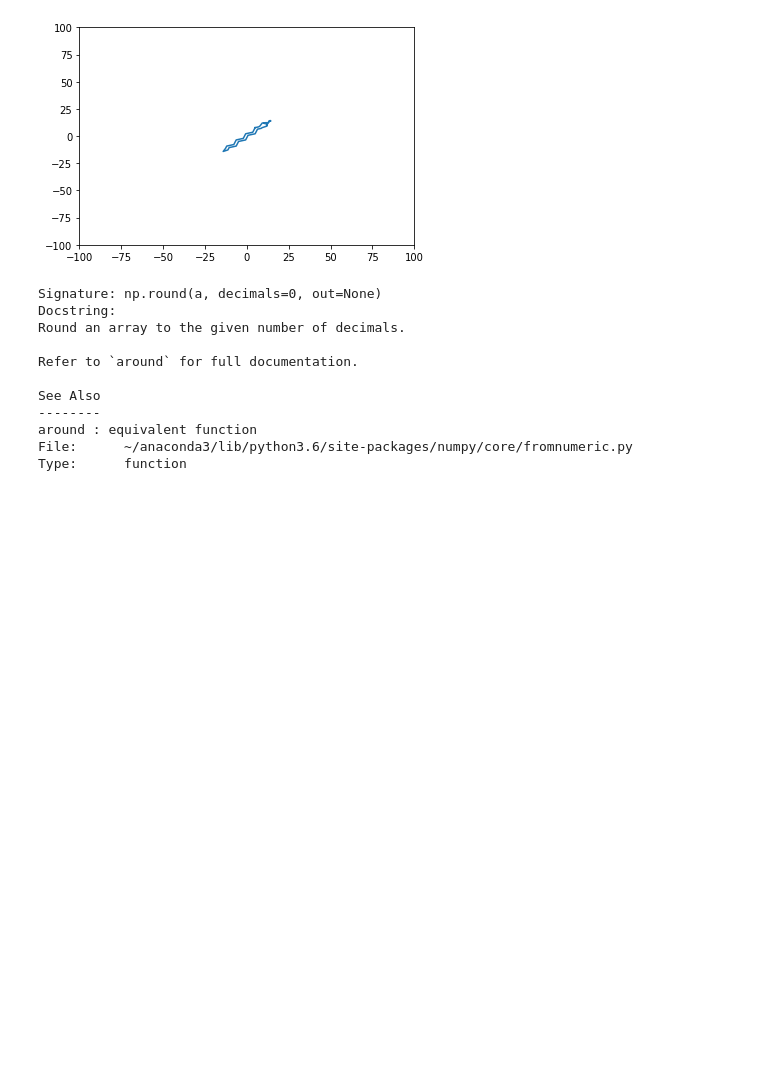
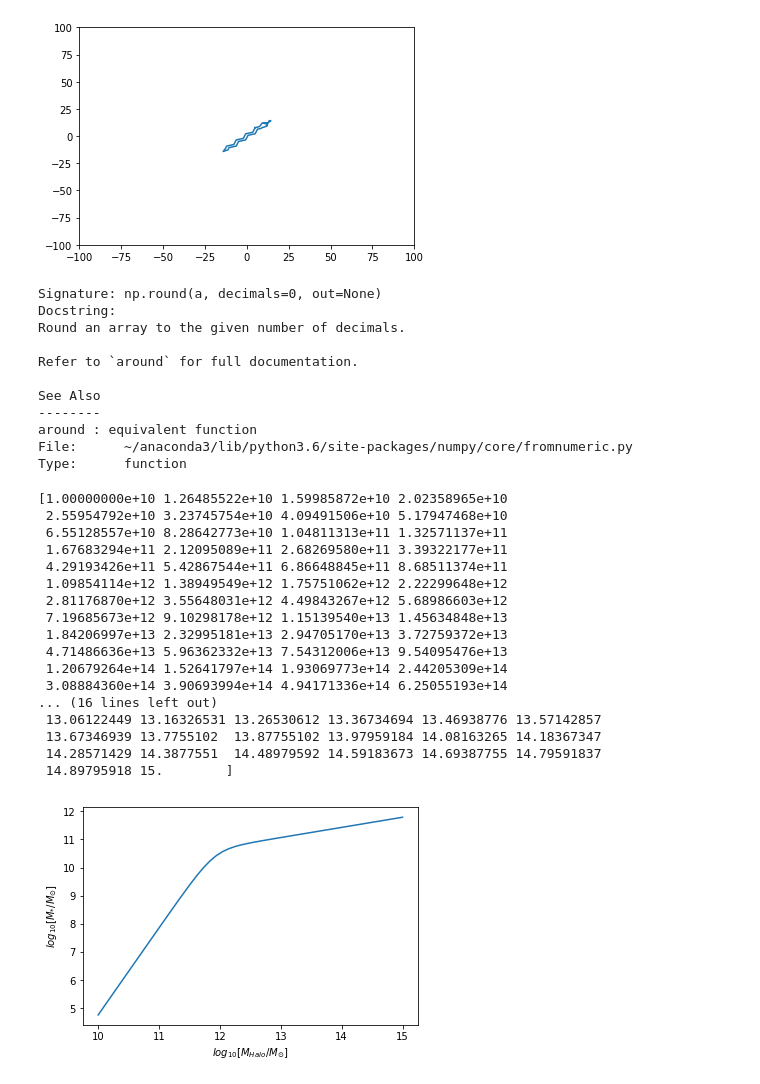
Before and after one commit to PipGrylls/STEEL, a Jupyter notebook: Notebooks/TestBook.ipynb, the cells around one changed output. Cells and saved outputs as stored; diff of their text form; code cells hidden in the pictures; blank space fills up the shorter version.

```diff
--- a/Notebooks/TestBook.ipynb
+++ b/Notebooks/TestBook.ipynb
@@ -725,3 +725,63 @@ See Also
 around : equivalent function
 File:      ~/anaconda3/lib/python3.6/site-packages/numpy/core/fromnumeric.py
 Type:      function
+# %%
+#P Grylls 2019 Abundance Matching Method
+
+def PGrylls2019(M_halo,z,N_z,M_n_z,Beta_z,Gamma_z,N_01,M_n_01,Beta_01,Gamma_01):
+
+	#Abundance matching functional form taken from:
+	#Predicting fully self-consistent satellite richness, galaxygrowth and starformation
+	#rates from the STasticalsEmi-Empirical modeL steel.Philip J. Grylls
+
+	N = N_01 + N_z*((z-0.1)/(z+1)) # N as a function of z
+
+	M_n = M_n_01 + M_n_z*((z-0.1)/(z+1)) # M_n as a function of z
+
+	Beta = Beta_01 + Beta_z*((z-0.1)/(z+1)) # Beta as a function of z
+
+	Gamma = Gamma_01 + Gamma_z*((z-0.1)/(z+1)) # Gamma as a function of z
+
+	M_star = 2.0 * M_halo * N * ((M_halo/10**M_n)**(-1.0*Beta) + (M_halo/10**M_n)**Gamma)**(-1.0)
+
+	return M_star
+# %%
+#IMPORTS################################################
+import numpy as np
+import matplotlib.pyplot as plt
+########################################################
+
+halomassrange = np.logspace(10,15,num=50) #halomasses in units of solar masses
+galaxymasses = []
+
+for i in halomassrange: # calc galaxy mass for each halo mass
+	#values of constants and other terms from PGrylls 2019 paper
+	galaxymasses.append(PGrylls2019(i,0.1,-0.018,0.52,-1.03,0.084,0.029,11.91,2.09,0.64))
+
+loggalaxymasses = np.log10(galaxymasses) #take log of the masses
+loghalomasses = np.log10(halomassrange)
+
+
+plt.plot(loghalomasses,loggalaxymasses) # plot logged mass relation
+plt.ylabel('$log_{10}[M_{*}/M_{\odot}]$')
+plt.xlabel('$log_{10}[M_{Halo}/M_{\odot}]$')
+plt.show()
+# %% [output]
+[1.00000000e+10 1.26485522e+10 1.59985872e+10 2.02358965e+10
+ 2.55954792e+10 3.23745754e+10 4.09491506e+10 5.17947468e+10
+ 6.55128557e+10 8.28642773e+10 1.04811313e+11 1.32571137e+11
+ 1.67683294e+11 2.12095089e+11 2.68269580e+11 3.39322177e+11
+ 4.29193426e+11 5.42867544e+11 6.86648845e+11 8.68511374e+11
+ 1.09854114e+12 1.38949549e+12 1.75751062e+12 2.22299648e+12
+ 2.81176870e+12 3.55648031e+12 4.49843267e+12 5.68986603e+12
+ 7.19685673e+12 9.10298178e+12 1.15139540e+13 1.45634848e+13
+ 1.84206997e+13 2.32995181e+13 2.94705170e+13 3.72759372e+13
+ 4.71486636e+13 5.96362332e+13 7.54312006e+13 9.54095476e+13
+ 1.20679264e+14 1.52641797e+14 1.93069773e+14 2.44205309e+14
+ 3.08884360e+14 3.90693994e+14 4.94171336e+14 6.25055193e+14
+... (16 lines left out)
+ 13.06122449 13.16326531 13.26530612 13.36734694 13.46938776 13.57142857
+ 13.67346939 13.7755102  13.87755102 13.97959184 14.08163265 14.18367347
+ 14.28571429 14.3877551  14.48979592 14.59183673 14.69387755 14.79591837
+ 14.89795918 15.        ]
+[figure, added]
```
Also changed, not shown: 2 other files.
